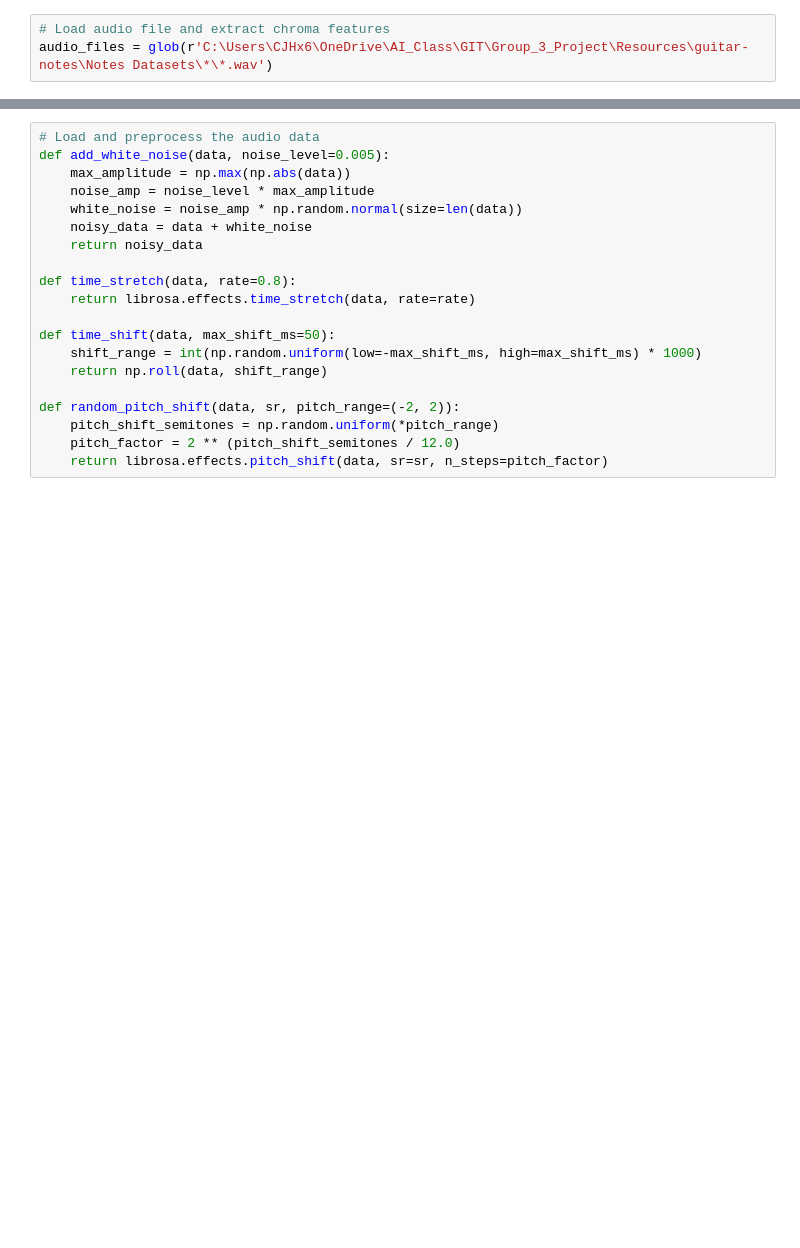
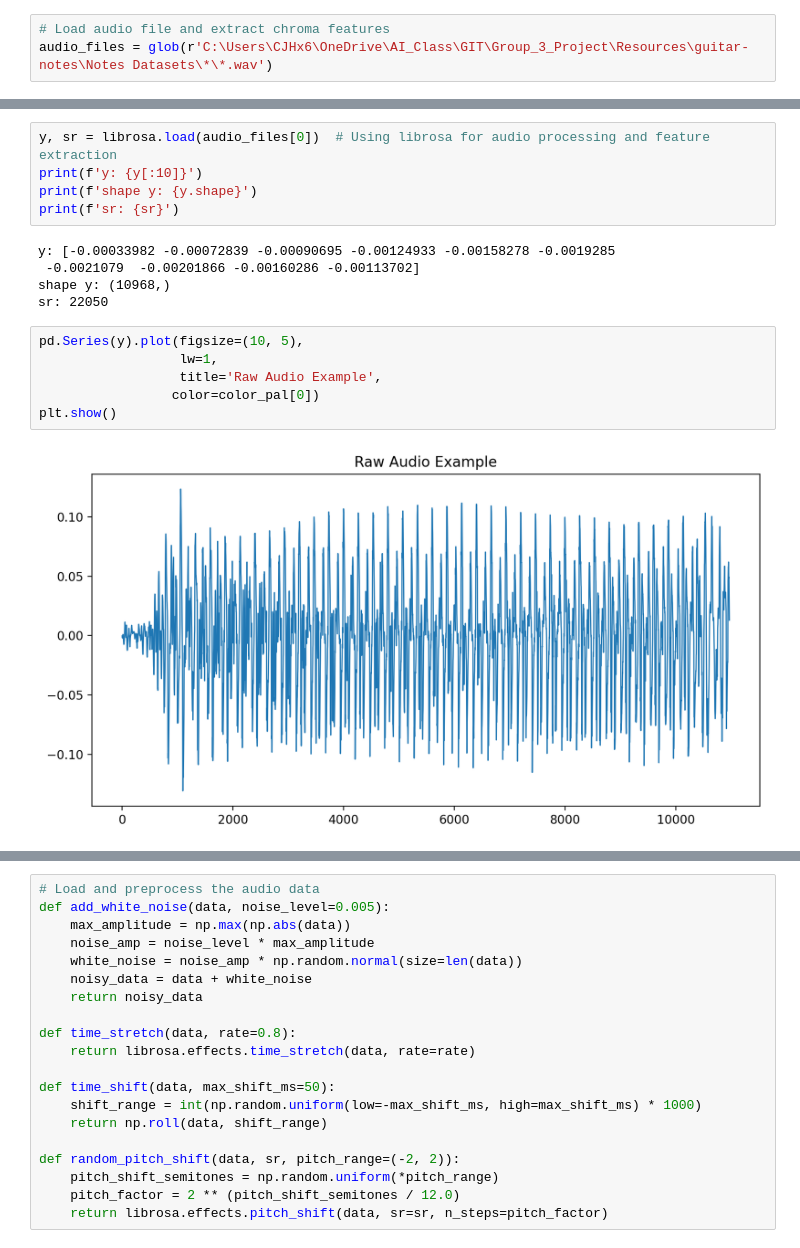
Before and after one commit to Corey-Holton/Group_3_Proect, a Jupyter notebook: notebooks/corey_exploration/Guitar_CNN_Model.ipynb, the cells around one changed output, grey strips where cells are left out. Drawn from its saved outputs; the diff is of its cells as text; blank space fills up the shorter version.

```diff
--- a/notebooks/corey_exploration/Guitar_CNN_Model.ipynb
+++ b/notebooks/corey_exploration/Guitar_CNN_Model.ipynb
@@ -38,0 +63,18 @@ audio_files = glob(r'C:\Users\CJHx6\OneDrive\AI_Class\GIT\Group_3_Project\Resour
+# %%
+y, sr = librosa.load(audio_files[0])  # Using librosa for audio processing and feature extraction
+print(f'y: {y[:10]}')
+print(f'shape y: {y.shape}')
+print(f'sr: {sr}')
+# %% [output]
+y: [-0.00033982 -0.00072839 -0.00090695 -0.00124933 -0.00158278 -0.0019285
+ -0.0021079  -0.00201866 -0.00160286 -0.00113702]
+shape y: (10968,)
+sr: 22050
+# %%
+pd.Series(y).plot(figsize=(10, 5),
+                  lw=1,
+                  title='Raw Audio Example',
+                 color=color_pal[0])
+plt.show()
+# %% [output]
+[figure, added]
```
Also changed, not shown: parts of 31 cells of this notebook, 3 other files.
